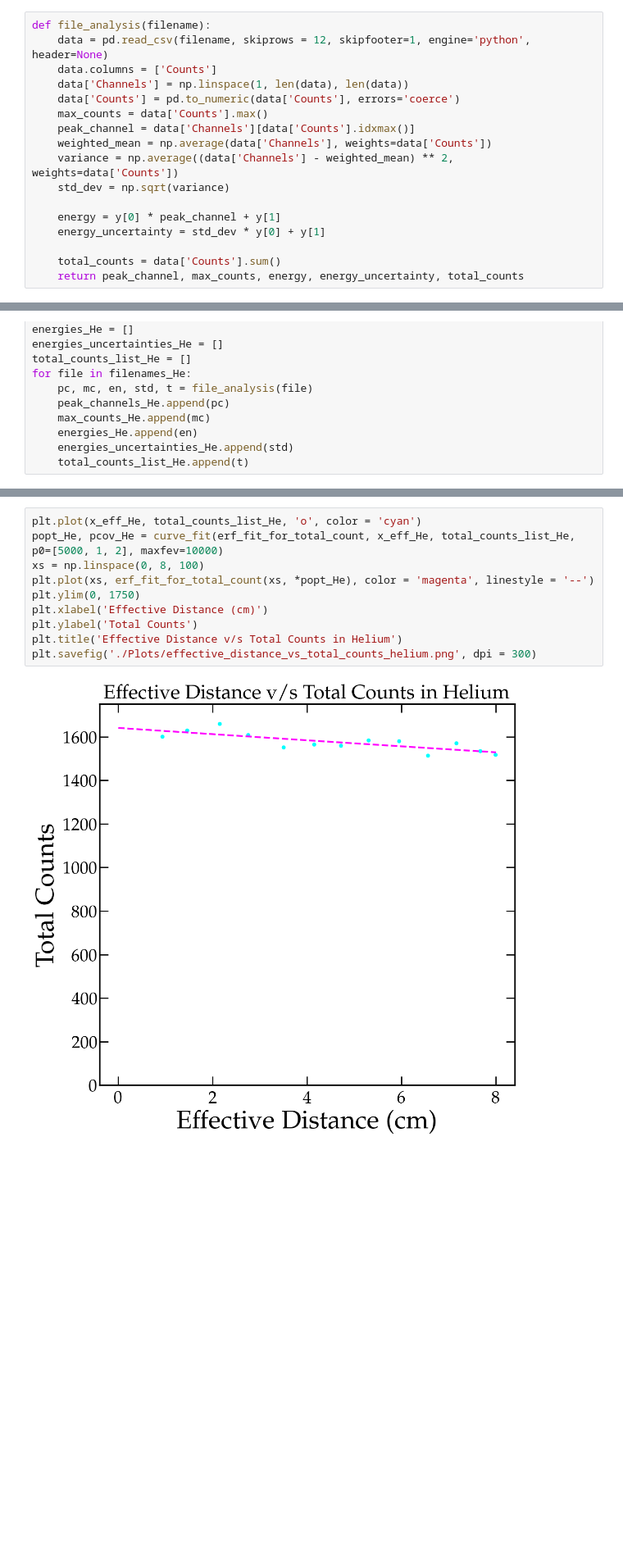
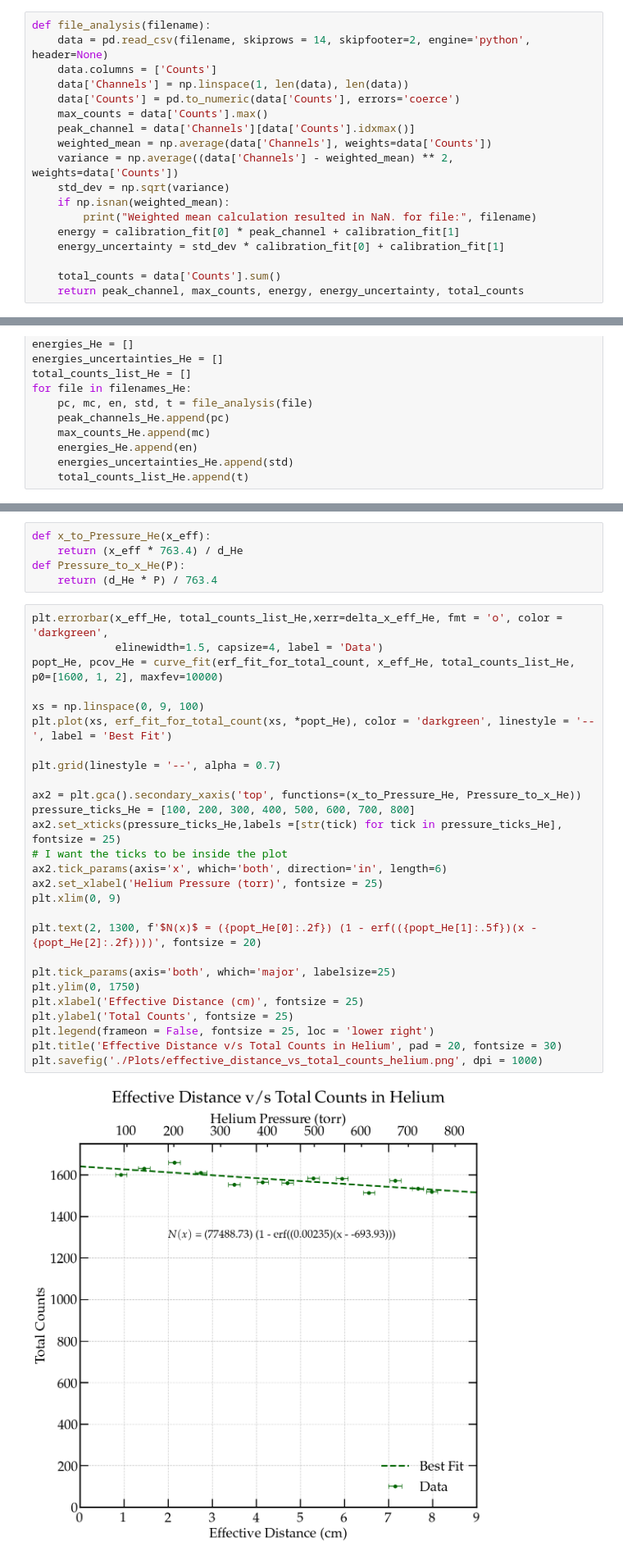
Before and after one commit to chinmayAmbasht/phys-403-alpha-range, a Jupyter notebook: day1.ipynb, the cells around one changed output, grey strips where cells are left out. Shown at 82% size. Drawn from its saved outputs; the diff is of its cells as text; blank space fills up the shorter version.

```diff
--- a/day1.ipynb
+++ b/day1.ipynb
@@ -133,7 +209,7 @@ delta_x_eff = (deltaP * d) / 756
 delta_x_eff = np.sqrt(delta_x_eff**2 + err**2)
 # %%
 def file_analysis(filename):
-    data = pd.read_csv(filename, skiprows = 12, skipfooter=1, engine='python', header=None)
+    data = pd.read_csv(filename, skiprows = 14, skipfooter=2, engine='python', header=None)
     data.columns = ['Counts']
     data['Channels'] = np.linspace(1, len(data), len(data))
     data['Counts'] = pd.to_numeric(data['Counts'], errors='coerce')
@@ -142,9 +218,10 @@ def file_analysis(filename):
     weighted_mean = np.average(data['Channels'], weights=data['Counts'])
     variance = np.average((data['Channels'] - weighted_mean) ** 2, weights=data['Counts'])
     std_dev = np.sqrt(variance)
-
-    energy = y[0] * peak_channel + y[1]
-    energy_uncertainty = std_dev * y[0] + y[1]
+    if np.isnan(weighted_mean):
+        print("Weighted mean calculation resulted in NaN. for file:", filename)
+    energy = calibration_fit[0] * peak_channel + calibration_fit[1]
+    energy_uncertainty = std_dev * calibration_fit[0] + calibration_fit[1]
 
     total_counts = data['Counts'].sum()
     return peak_channel, max_counts, energy, energy_uncertainty, total_counts
@@ -406,12 +624,34 @@ for file in filenames_He:
+# %%
+def x_to_Pressure_He(x_eff):
+    return (x_eff * 763.4) / d_He
+def Pressure_to_x_He(P):
+    return (d_He * P) / 763.4
 # %%
-plt.plot(x_eff_He, total_counts_list_He, 'o', color = 'cyan')
-popt_He, pcov_He = curve_fit(erf_fit_for_total_count, x_eff_He, total_counts_list_He, p0=[5000, 1, 2], maxfev=10000)
-xs = np.linspace(0, 8, 100)
-plt.plot(xs, erf_fit_for_total_count(xs, *popt_He), color = 'magenta', linestyle = '--')
+plt.errorbar(x_eff_He, total_counts_list_He,xerr=delta_x_eff_He, fmt = 'o', color = 'darkgreen',
+             elinewidth=1.5, capsize=4, label = 'Data')
+popt_He, pcov_He = curve_fit(erf_fit_for_total_count, x_eff_He, total_counts_list_He, p0=[1600, 1, 2], maxfev=10000)
+
+xs = np.linspace(0, 9, 100)
+plt.plot(xs, erf_fit_for_total_count(xs, *popt_He), color = 'darkgreen', linestyle = '--', label = 'Best Fit')
+
+plt.grid(linestyle = '--', alpha = 0.7)
+
+ax2 = plt.gca().secondary_xaxis('top', functions=(x_to_Pressure_He, Pressure_to_x_He))
+pressure_ticks_He = [100, 200, 300, 400, 500, 600, 700, 800]
+ax2.set_xticks(pressure_ticks_He,labels =[str(tick) for tick in pressure_ticks_He], fontsize = 25)
+# I want the ticks to be inside the plot
+ax2.tick_params(axis='x', which='both', direction='in', length=6)
+ax2.set_xlabel('Helium Pressure (torr)', fontsize = 25)
+plt.xlim(0, 9)
+
+plt.text(2, 1300, f'$N(x)$ = ({popt_He[0]:.2f}) (1 - erf(({popt_He[1]:.5f})(x - {popt_He[2]:.2f})))', fontsize = 20)
+
+plt.tick_params(axis='both', which='major', labelsize=25)
 plt.ylim(0, 1750)
-plt.xlabel('Effective Distance (cm)')
-plt.ylabel('Total Counts')
-plt.title('Effective Distance v/s Total Counts in Helium')
-plt.savefig('./Plots/effective_distance_vs_total_counts_helium.png', dpi = 300)
+plt.xlabel('Effective Distance (cm)', fontsize = 25)
+plt.ylabel('Total Counts', fontsize = 25)
+plt.legend(frameon = False, fontsize = 25, loc = 'lower right')
+plt.title('Effective Distance v/s Total Counts in Helium', pad = 20, fontsize = 30)
+plt.savefig('./Plots/effective_distance_vs_total_counts_helium.png', dpi = 1000)
 # %% [output]
-[figure, old version]
+[figure, new version]
```
Also changed, not shown: parts of 16 cells of this notebook, 14 other files.
